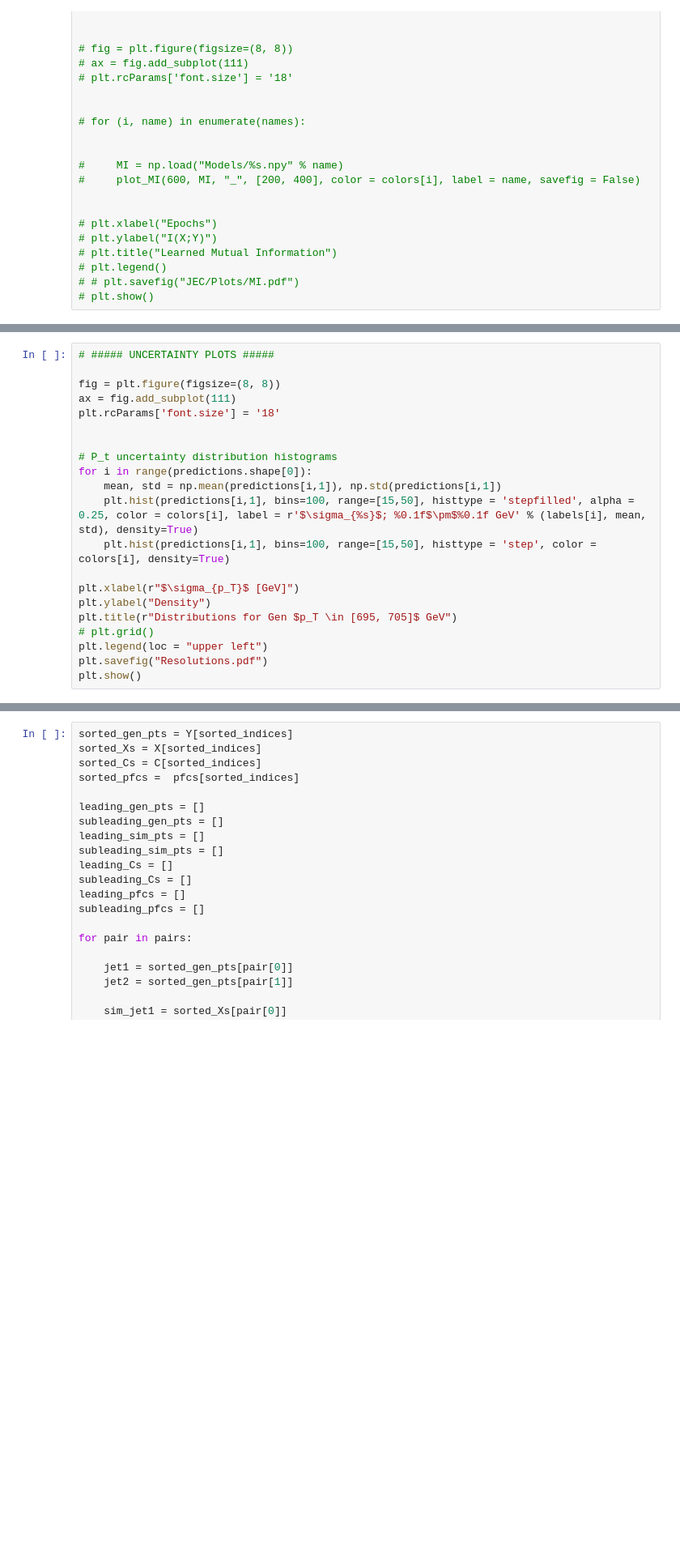
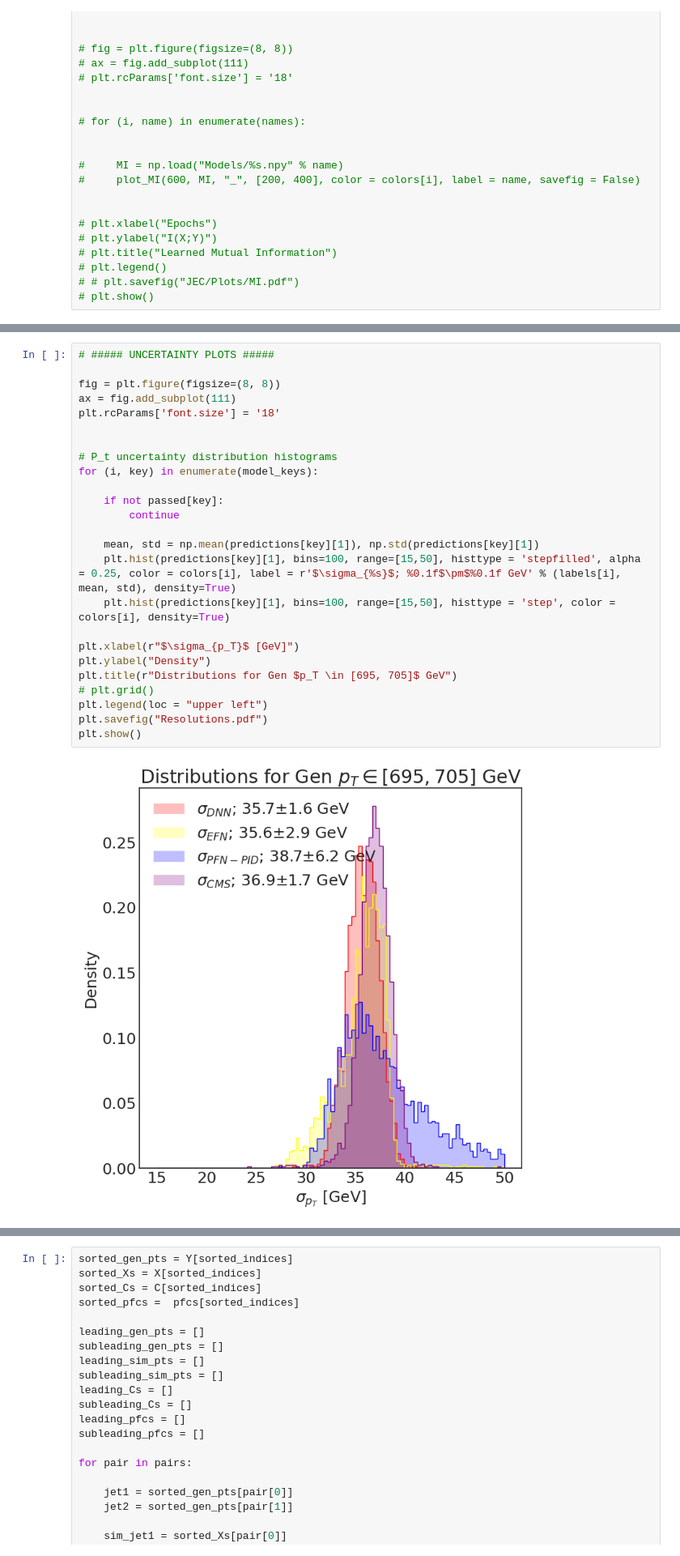
Before and after one commit to rikab/SeeingDouble, a Jupyter notebook: make_plots.ipynb, the cells around one changed output, grey strips where cells are left out. Shown at 81% size. Cells and saved outputs as stored; diff of their text form; blank space fills up the shorter version.

```diff
--- a/make_plots.ipynb
+++ b/make_plots.ipynb
@@ -169,24 +225,30 @@ plt.close()
 # %%
 # ##### UNCERTAINTY PLOTS #####
 
 fig = plt.figure(figsize=(8, 8))
 ax = fig.add_subplot(111)
 plt.rcParams['font.size'] = '18'
 
 
 # P_t uncertainty distribution histograms
-for i in range(predictions.shape[0]):
-    mean, std = np.mean(predictions[i,1]), np.std(predictions[i,1])
-    plt.hist(predictions[i,1], bins=100, range=[15,50], histtype = 'stepfilled', alpha = 0.25, color = colors[i], label = r'$\sigma_{%s}$; %0.1f$\pm$%0.1f GeV' % (labels[i], mean, std), density=True)
-    plt.hist(predictions[i,1], bins=100, range=[15,50], histtype = 'step', color = colors[i], density=True)
+for (i, key) in enumerate(model_keys):
+
+    if not passed[key]:
+        continue
+
+    mean, std = np.mean(predictions[key][1]), np.std(predictions[key][1])
+    plt.hist(predictions[key][1], bins=100, range=[15,50], histtype = 'stepfilled', alpha = 0.25, color = colors[i], label = r'$\sigma_{%s}$; %0.1f$\pm$%0.1f GeV' % (labels[i], mean, std), density=True)
+    plt.hist(predictions[key][1], bins=100, range=[15,50], histtype = 'step', color = colors[i], density=True)
 
 plt.xlabel(r"$\sigma_{p_T}$ [GeV]")
 plt.ylabel("Density")
 plt.title(r"Distributions for Gen $p_T \in [695, 705]$ GeV")
 # plt.grid()
 plt.legend(loc = "upper left")
 plt.savefig("Resolutions.pdf")
 plt.show()
+# %% [output]
+[figure, added]
 # %%
 # Dijet Loader
 
```
Also changed, not shown: parts of 8 cells of this notebook, 3 other files.
